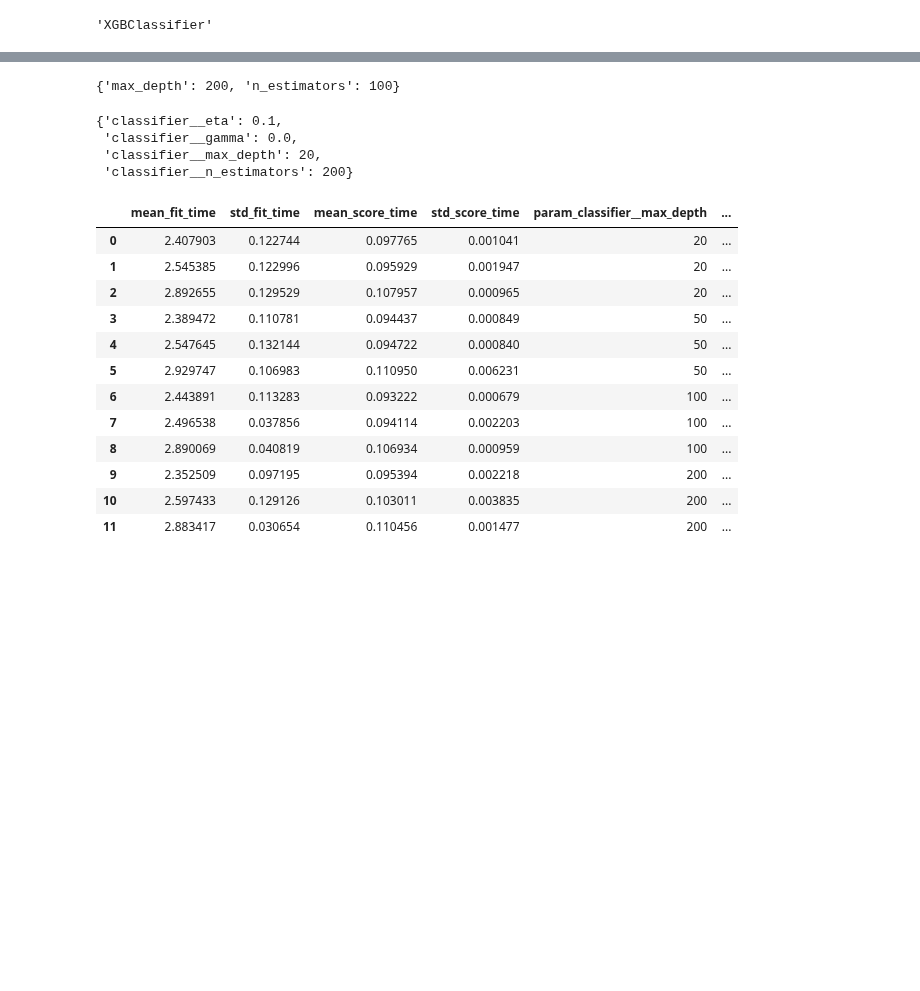
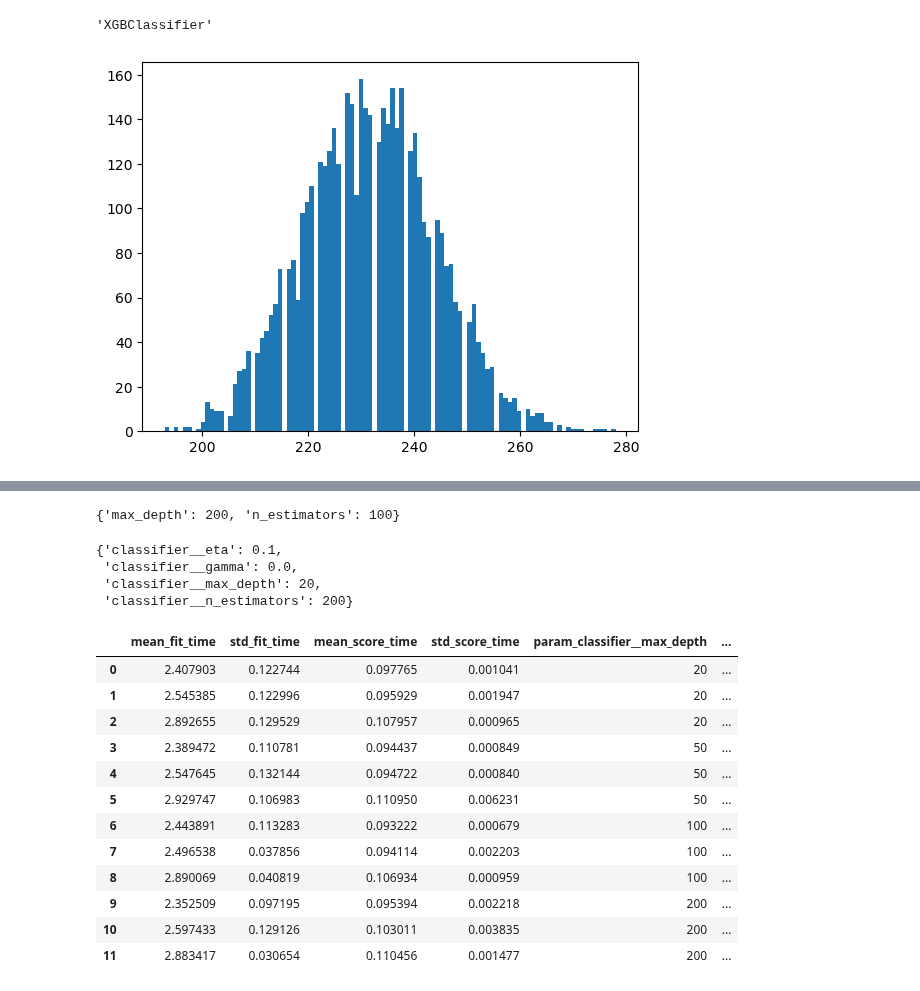
Before and after one commit to bio-info-guy/drug_sensitivity_mlpred, a Jupyter notebook: notebooks/DrugSensitivityML.ipynb, the cells around one changed output, grey strips where cells are left out. Saved outputs shown, nothing was run; the diff lists cells and outputs as text; code cells hidden in the pictures; blank space fills up the shorter version.

```diff
--- a/notebooks/DrugSensitivityML.ipynb
+++ b/notebooks/DrugSensitivityML.ipynb
@@ -179,0 +269,7 @@ def skl_drug_model(drug, model = XGBClassifier, oversample = True, model_params=
+# %%
+from matplotlib import pyplot as plt
+
+plt.hist(drug_y_all.sum(axis = 0), bins = 100)
+plt.show()
+# %% [output]
+[figure, added]
```
Also changed, not shown: parts of 21 cells of this notebook, 1 other file.
